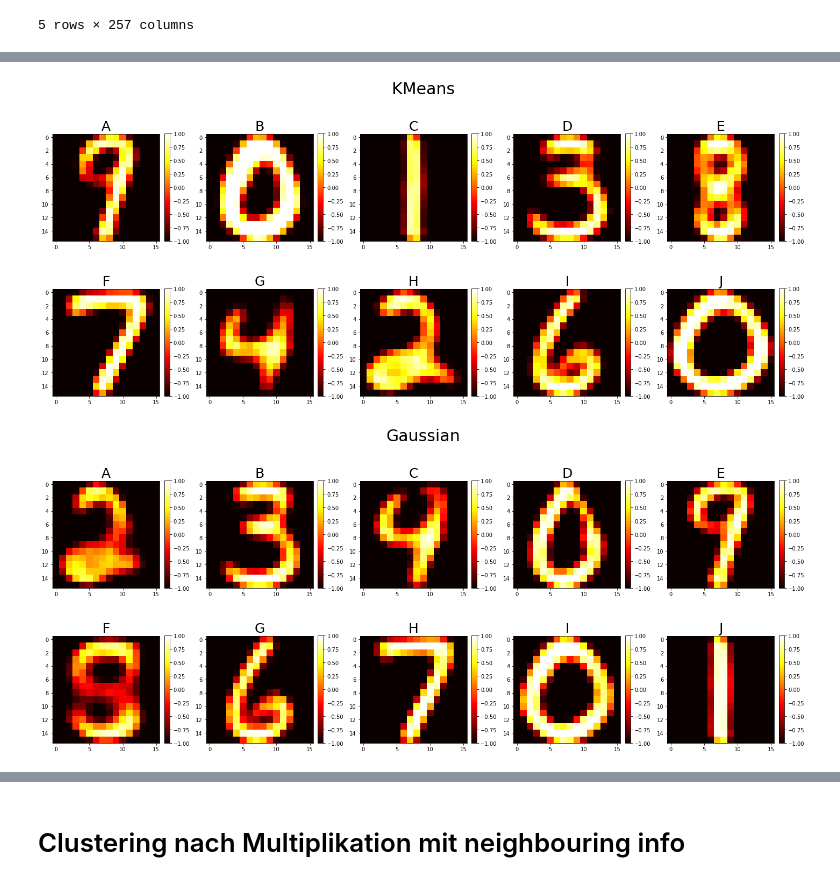
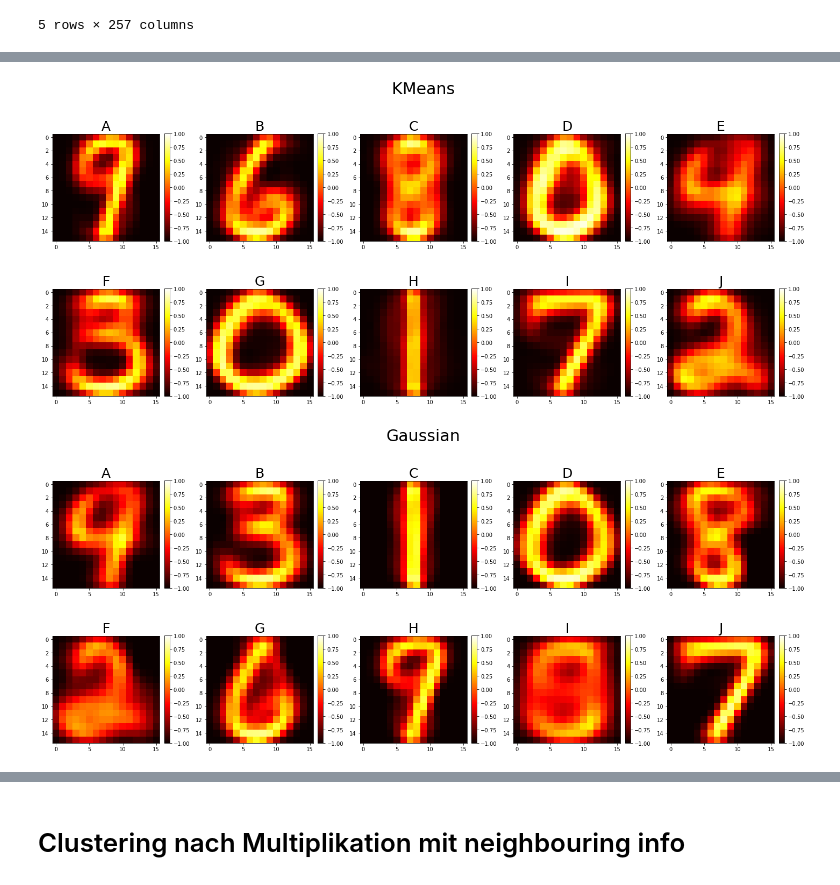
Before and after one commit to r9d9/descript_analysis, a Jupyter notebook: Descriptives_Digits.ipynb, the cells around one changed output, grey strips where cells are left out. Cells and saved outputs as stored; diff of their text form; code cells hidden in the pictures.

```diff
--- a/Descriptives_Digits.ipynb
+++ b/Descriptives_Digits.ipynb
@@ -631,6 +925,6 @@ RecursionError: maximum recursion depth exceeded
 # %%
-print_subplots_all_clusters(nb_data,"KMeans","median",res3)
-print_subplots_all_clusters(nb_data,"Gaussian","median",res3)
+print_subplots_all_clusters(nb_data,"KMeans","mean",res3)
+print_subplots_all_clusters(nb_data,"Gaussian","mean",res3)
 # %% [output]
-[figure, old version]
+[figure, new version]
-[figure, old version]
+[figure, new version]
```
Also changed, not shown: parts of 18 cells of this notebook.
